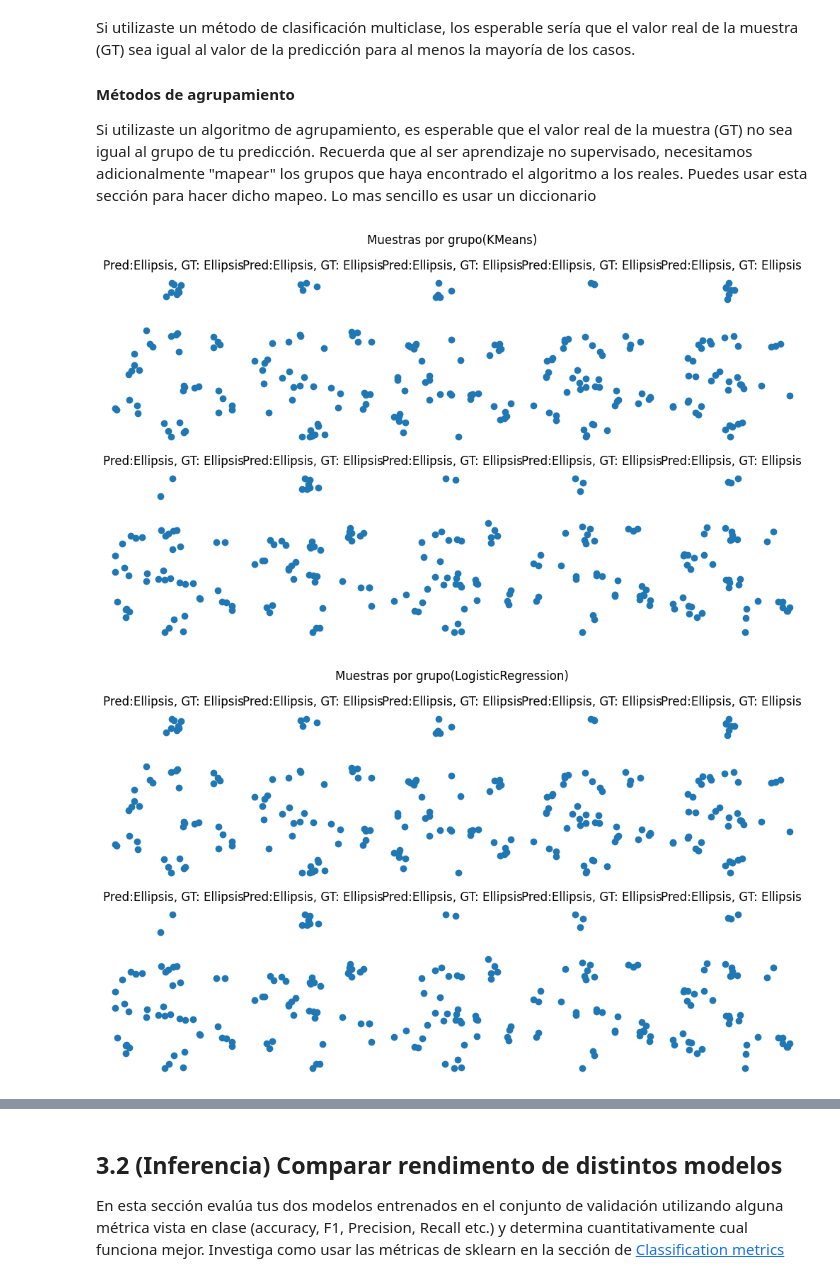
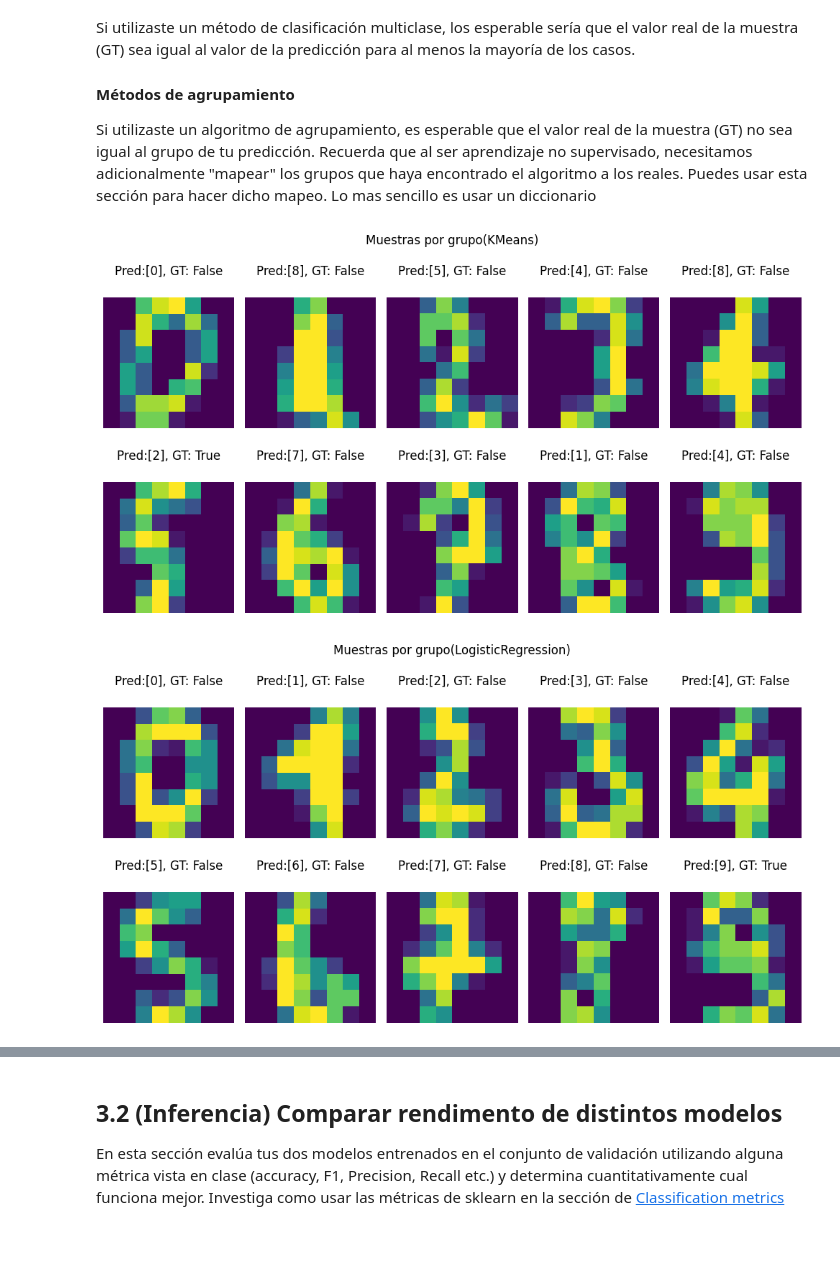
Before and after one commit to AndreNIH/ML23_GPT5, a Jupyter notebook: ml23/proyecto_1_ML/proyecto_1_ML.ipynb, the cells around one changed output, grey strips where cells are left out. Cells and saved outputs as stored; diff of their text form; code cells hidden in the pictures; blank space fills up the shorter version.

Commit message:
3.2 Terminado. Falta mejorar los modelos

```diff
--- a/ml23/proyecto_1_ML/proyecto_1_ML.ipynb
+++ b/ml23/proyecto_1_ML/proyecto_1_ML.ipynb
@@ -273,39 +273,40 @@ def vis_preds(trained_model, data_val, target_val, model_name):
     for group, ax in zip(group_pred, axes):
         #======================= Start  solution=====================
         # TODO: Filtra data_val para quedarte solamente con aquellos elementos
         # donde la predicción de tu modelo sea igual a group
         # Haz lo mismo para las etiquetas
-        indices = np.where(preds == group)
-        plot_data = reduced_data[indices]
+        data_val_group = data_val[target_val == group]
+        target_val_group = target_val == group
 
         # TODO: Selecciona una imagen de los datos en data_val donde pred == group
         # y selecciona la etiqueta real para dicha imagén para mostrarlos juntos
         # Investiga: np.random.randint, np.random.choice etc.
-        gt = np.random.randint()
-        img_vector = ...
+        index = np.random.choice(len(data_val_group))
+        gt = target_val_group[index]
+        img_vector = data_val_group[index]
 
         # TODO: Calcula la predicción del modelo para la imagen aleatoria
         # usando el modelo entrenado "trained_model"
-        pred = ...
+        pred = inference(trained_model, img_vector)
 
         # TODO: La predicción del modelo usa la imagen en forma de vector (1xD)
         # pero para visualizarla tenemos que cambia de forma a una imagen de 8x8 pixeles
         # Cambia la forma de la imagen usando np.reshape a (8, 8)
-        img = ...
+        img = np.reshape(img_vector, (8,8))
 
         # TODO: Visualiza la imagen de 8x8 usando ax.matshow Similar al inicio del ejercicio
         # Revisa la documentación de ser necesario
-
+        ax.matshow(img)
 
         #======================= end  solution=====================
         ax.set_title(f"Pred:{pred}, GT: {gt}")
         ax.axis('off')
     fig.suptitle(f"Muestras por grupo({model_name})")
     plt.tight_layout()
     plt.show()
 
 for name, trained_model in trained_models.items():
     vis_preds(trained_model, data_val, target_val, name)
 # %% [output]
-[figure, old version]
+[figure, new version]
-[figure, old version]
+[figure, new version]
```
Also changed, not shown: parts of 4 cells of this notebook.
